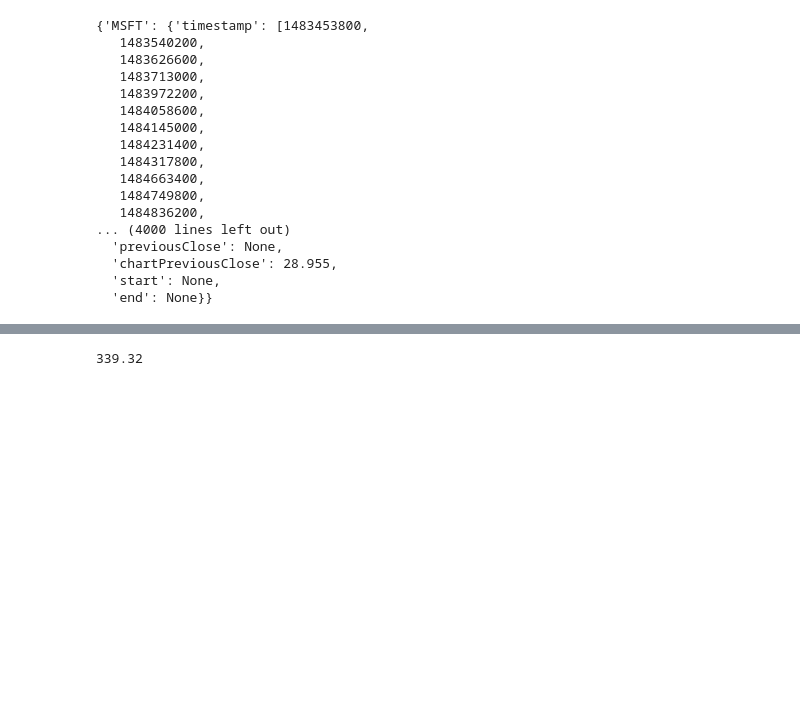
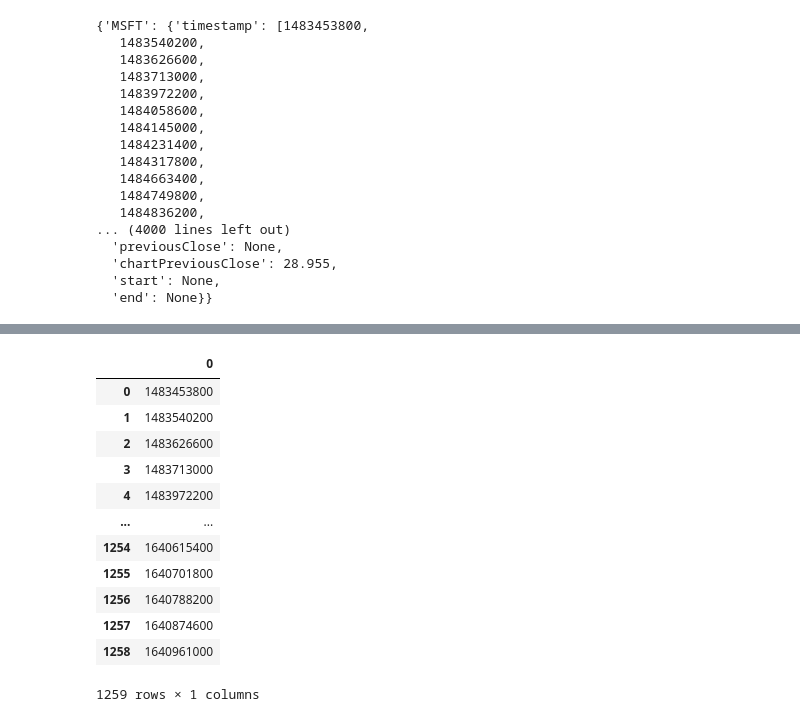
Before and after one commit to joshuamchavez2/yahoo-api, a Jupyter notebook: acquire.ipynb, the cells around one changed output, grey strips where cells are left out. Drawn from its saved outputs; the diff is of its cells as text; code cells hidden in the pictures; blank space fills up the shorter version.

```diff
--- a/acquire.ipynb
+++ b/acquire.ipynb
@@ -72,4 +88,0 @@ print(datetime.utcfromtimestamp(ts).strftime('%Y-%m-%d %H:%M:%S'))
-# %%
-data['MSFT']['close'][-2]
-# %% [output]
-339.32
@@ -77,0 +92,16 @@ data['MSFT']['start']
+# %%
+x
+# %% [output]
+|  | 0 |
+| 0 | 1483453800 |
+| 1 | 1483540200 |
+| 2 | 1483626600 |
+| 3 | 1483713000 |
+| 4 | 1483972200 |
+| ... | ... |
+| 1254 | 1640615400 |
+| 1255 | 1640701800 |
+| 1256 | 1640788200 |
+| 1257 | 1640874600 |
+| 1258 | 1640961000 |
+1259 rows × 1 columns
```
Also changed, not shown: parts of 24 cells of this notebook.
